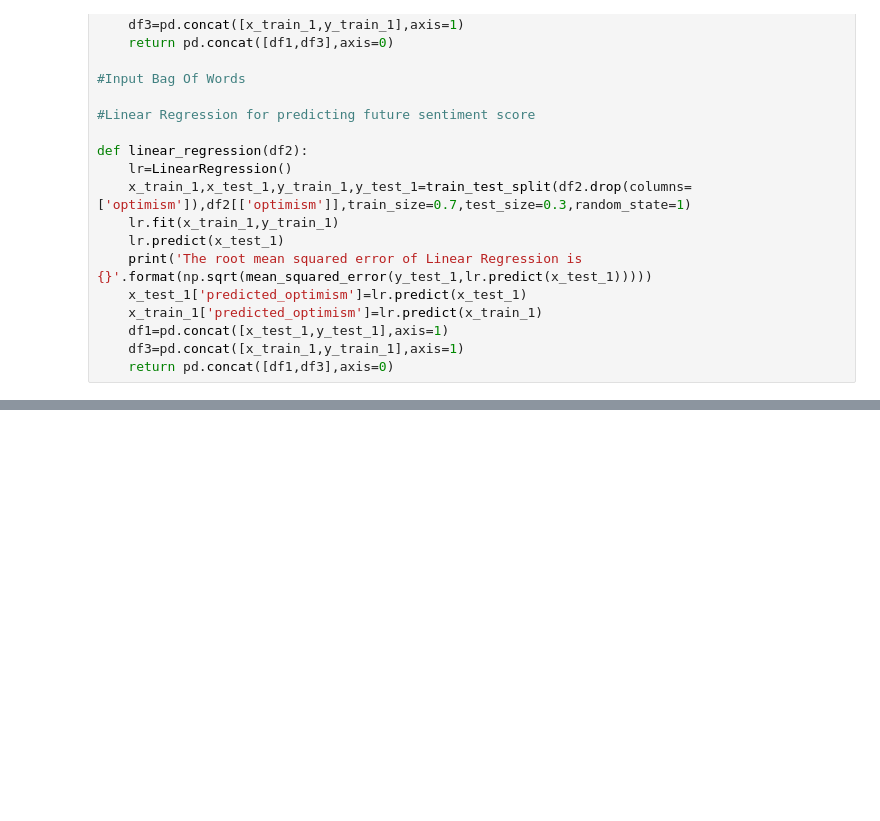
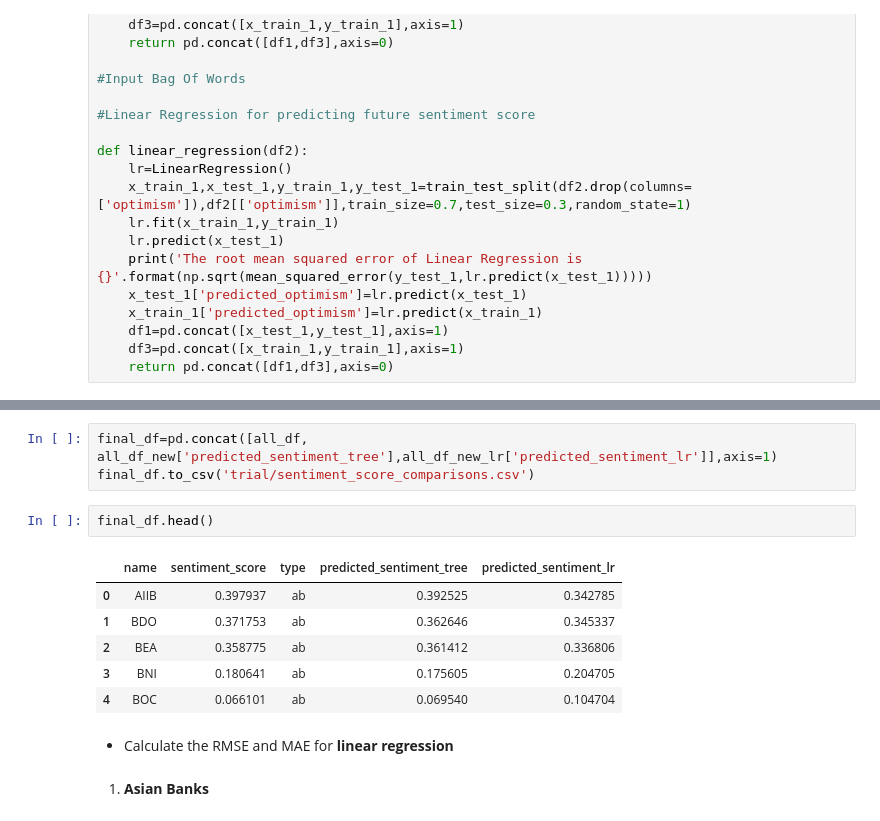
Before and after one commit to cl-xy/bt4103_esg, a Jupyter notebook: WIN_BT4103_Decarbonization.ipynb, the cells around one changed output, grey strips where cells are left out. Drawn from its saved outputs; the diff is of its cells as text; blank space fills up the shorter version.

```diff
--- a/WIN_BT4103_Decarbonization.ipynb
+++ b/WIN_BT4103_Decarbonization.ipynb
@@ -1144,0 +905,16 @@ def linear_regression(df2):
+# %%
+final_df=pd.concat([all_df, all_df_new['predicted_sentiment_tree'],all_df_new_lr['predicted_sentiment_lr']],axis=1)
+final_df.to_csv('trial/sentiment_score_comparisons.csv')
+# %%
+final_df.head()
+# %% [output]
+|  | name | sentiment_score | type | predicted_sentiment_tree | predicted_sentiment_lr |
+| 0 | AIIB | 0.397937 | ab | 0.392525 | 0.342785 |
+| 1 | BDO | 0.371753 | ab | 0.362646 | 0.345337 |
+| 2 | BEA | 0.358775 | ab | 0.361412 | 0.336806 |
+| 3 | BNI | 0.180641 | ab | 0.175605 | 0.204705 |
+| 4 | BOC | 0.066101 | ab | 0.069540 | 0.104704 |
+# %% [markdown]
+* Calculate the RMSE and MAE for **linear regression**
+# %% [markdown]
+1. **Asian Banks**
```
Also changed, not shown: parts of 117 cells of this notebook.
